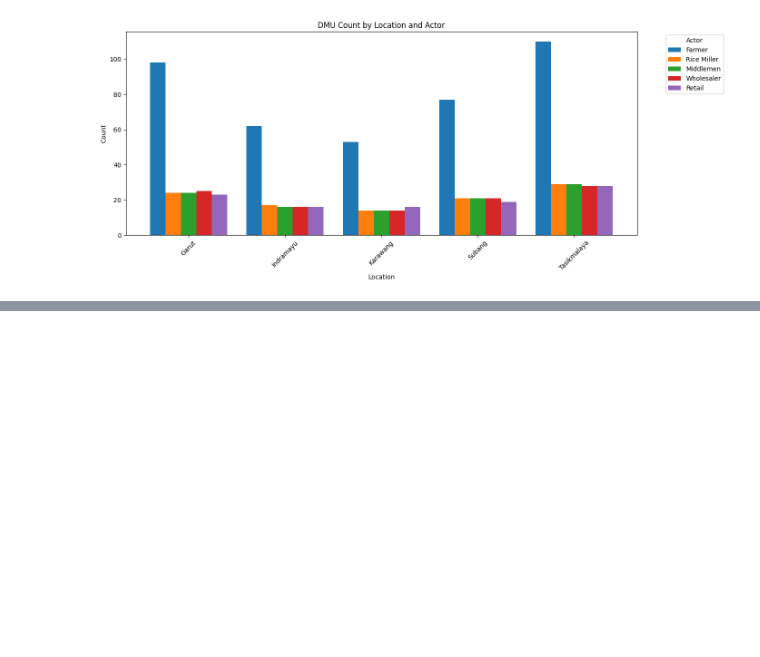
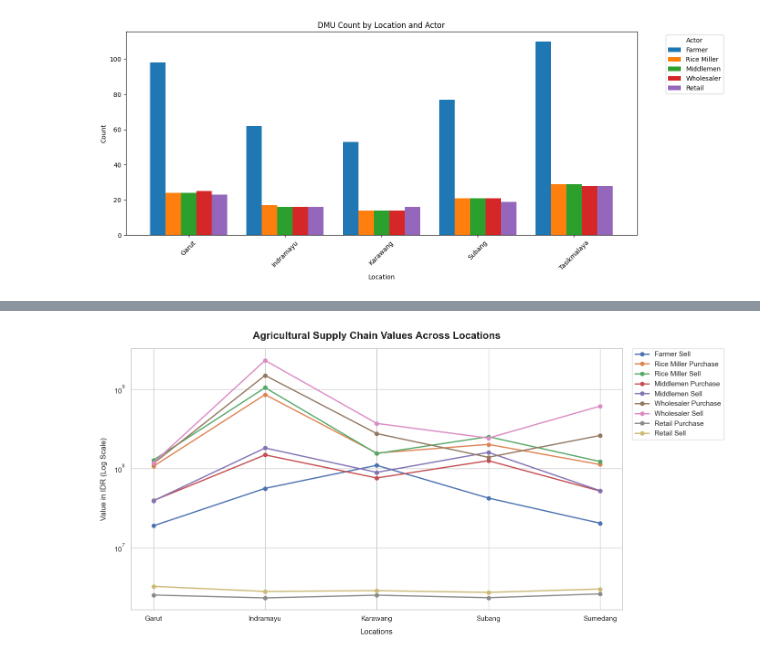
Before and after one commit to avidvesha/fit26, a Jupyter notebook: eda.ipynb, the cells around one changed output, grey strips where cells are left out. Cells and saved outputs as stored; diff of their text form; code cells hidden in the pictures; blank space fills up the shorter version.

```diff
--- a/eda.ipynb
+++ b/eda.ipynb
@@ -205,0 +95,24 @@ plt.show()
+# %%
+plt.figure(figsize=(14, 7))
+sns.set_theme(style="whitegrid")
+
+# 3. Loop through columns and plot each line
+for column in price_spread.columns:
+    if column != 'Locations':
+        plt.plot(price_spread['Locations'], price_spread[column], marker='o', linewidth=2, label=column)
+
+# 4. Styling adjustments
+plt.title('Agricultural Supply Chain Values Across Locations', fontsize=16, pad=15, weight='bold')
+plt.xlabel('Locations', fontsize=12, labelpad=10)
+plt.ylabel('Value in IDR (Log Scale)', fontsize=12, labelpad=10)
+
+# Use Logarithmic scale because of the massive difference between Retail and Wholesaler values
+plt.yscale('log')
+
+# Place legend cleanly outside the main frame
+plt.legend(bbox_to_anchor=(1.02, 1), loc='upper left', borderaxespad=0, fontsize=11)
+plt.tight_layout()
+
+plt.show()
+# %% [output]
+[figure, added]
```
Also changed, not shown: parts of 19 cells of this notebook.
